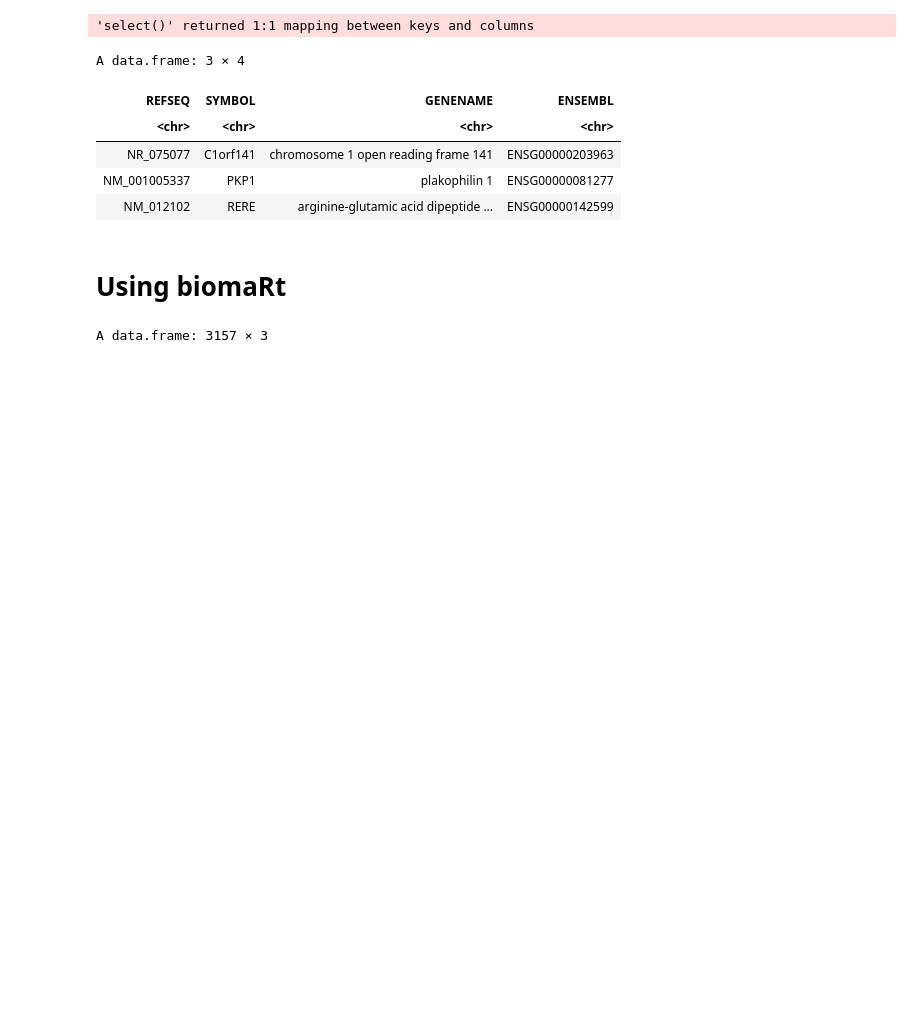
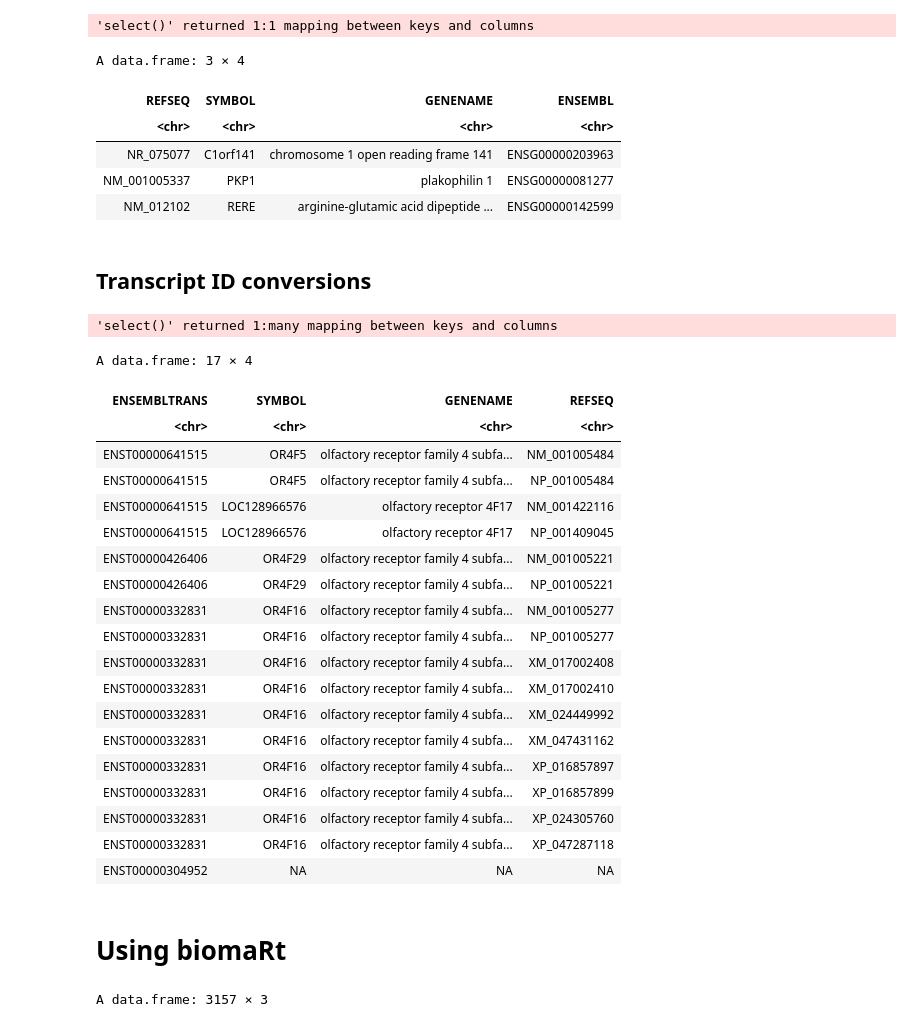
Before and after one commit to rutendos/bioinformatricks, a Jupyter notebook: notebooks/01_convert_refseq_ensembl_IDs.ipynb, the cells around one changed output. Saved outputs shown, nothing was run; the diff lists cells and outputs as text; code cells hidden in the pictures; blank space fills up the shorter version.

Commit message:
Including transcript level conversions.

```diff
--- a/notebooks/01_convert_refseq_ensembl_IDs.ipynb
+++ b/notebooks/01_convert_refseq_ensembl_IDs.ipynb
@@ -60,6 +62,37 @@ A data.frame: 3 × 4
 | NR_075077 | C1orf141 | chromosome 1 open reading frame 141 | ENSG00000203963 |
 | NM_001005337 | PKP1 | plakophilin 1 | ENSG00000081277 |
 | NM_012102 | RERE | arginine-glutamic acid dipeptide ... | ENSG00000142599 |
+# %% [markdown]
+## Transcript ID conversions
+# %%
+ens_ids <- c("ENST00000641515", "ENST00000426406","ENST00000332831","ENST00000304952")
+
+cols <- c("SYMBOL", "GENENAME", 'ENSEMBLTRANS', "REFSEQ")
+
+select(org.Hs.eg.db, keys=ens_ids,
+       columns=cols, keytype='ENSEMBLTRANS')
+# %% [output]
+'select()' returned 1:many mapping between keys and columns
+A data.frame: 17 × 4
+| ENSEMBLTRANS | SYMBOL | GENENAME | REFSEQ |
+| <chr> | <chr> | <chr> | <chr> |
+| ENST00000641515 | OR4F5 | olfactory receptor family 4 subfa... | NM_001005484 |
+| ENST00000641515 | OR4F5 | olfactory receptor family 4 subfa... | NP_001005484 |
+| ENST00000641515 | LOC128966576 | olfactory receptor 4F17 | NM_001422116 |
+| ENST00000641515 | LOC128966576 | olfactory receptor 4F17 | NP_001409045 |
+| ENST00000426406 | OR4F29 | olfactory receptor family 4 subfa... | NM_001005221 |
+| ENST00000426406 | OR4F29 | olfactory receptor family 4 subfa... | NP_001005221 |
+| ENST00000332831 | OR4F16 | olfactory receptor family 4 subfa... | NM_001005277 |
+| ENST00000332831 | OR4F16 | olfactory receptor family 4 subfa... | NP_001005277 |
+| ENST00000332831 | OR4F16 | olfactory receptor family 4 subfa... | XM_017002408 |
+| ENST00000332831 | OR4F16 | olfactory receptor family 4 subfa... | XM_017002410 |
+| ENST00000332831 | OR4F16 | olfactory receptor family 4 subfa... | XM_024449992 |
+| ENST00000332831 | OR4F16 | olfactory receptor family 4 subfa... | XM_047431162 |
+| ENST00000332831 | OR4F16 | olfactory receptor family 4 subfa... | XP_016857897 |
+| ENST00000332831 | OR4F16 | olfactory receptor family 4 subfa... | XP_016857899 |
+| ENST00000332831 | OR4F16 | olfactory receptor family 4 subfa... | XP_024305760 |
+| ENST00000332831 | OR4F16 | olfactory receptor family 4 subfa... | XP_047287118 |
+| ENST00000304952 | NA | NA | NA |
 # %% [markdown]
 # Using biomaRt
 # %%
```
Also changed, not shown: parts of 2 cells of this notebook.
